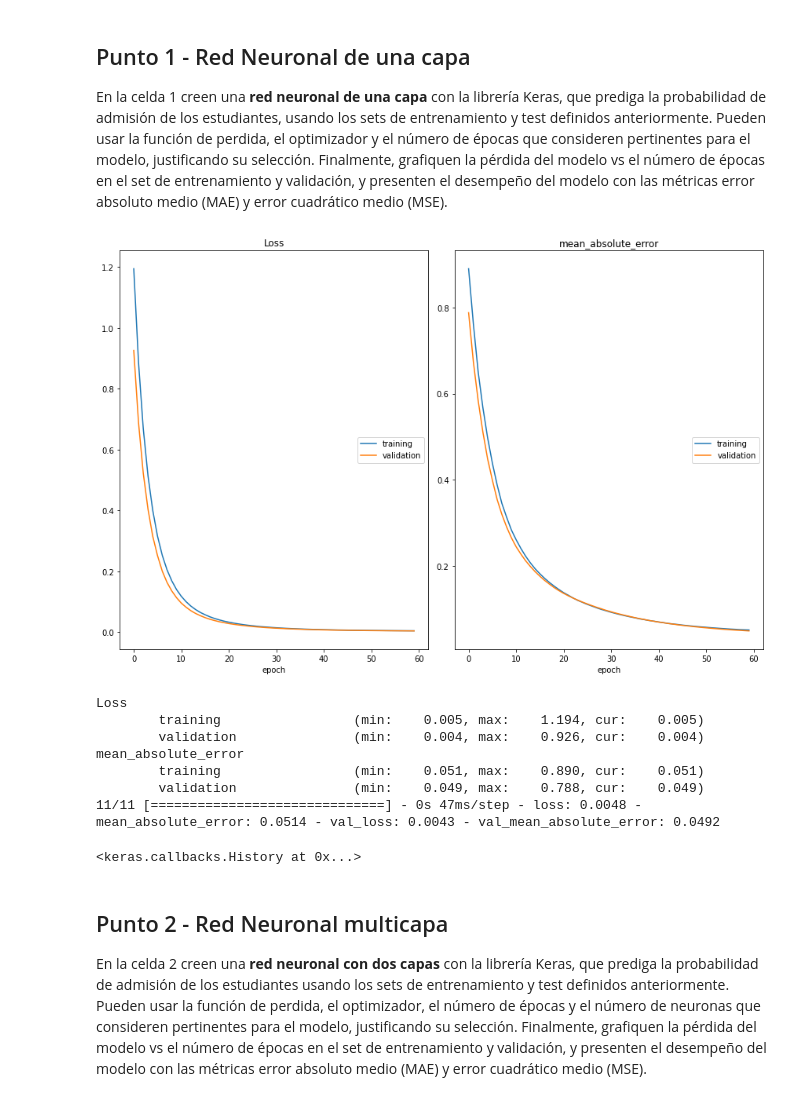
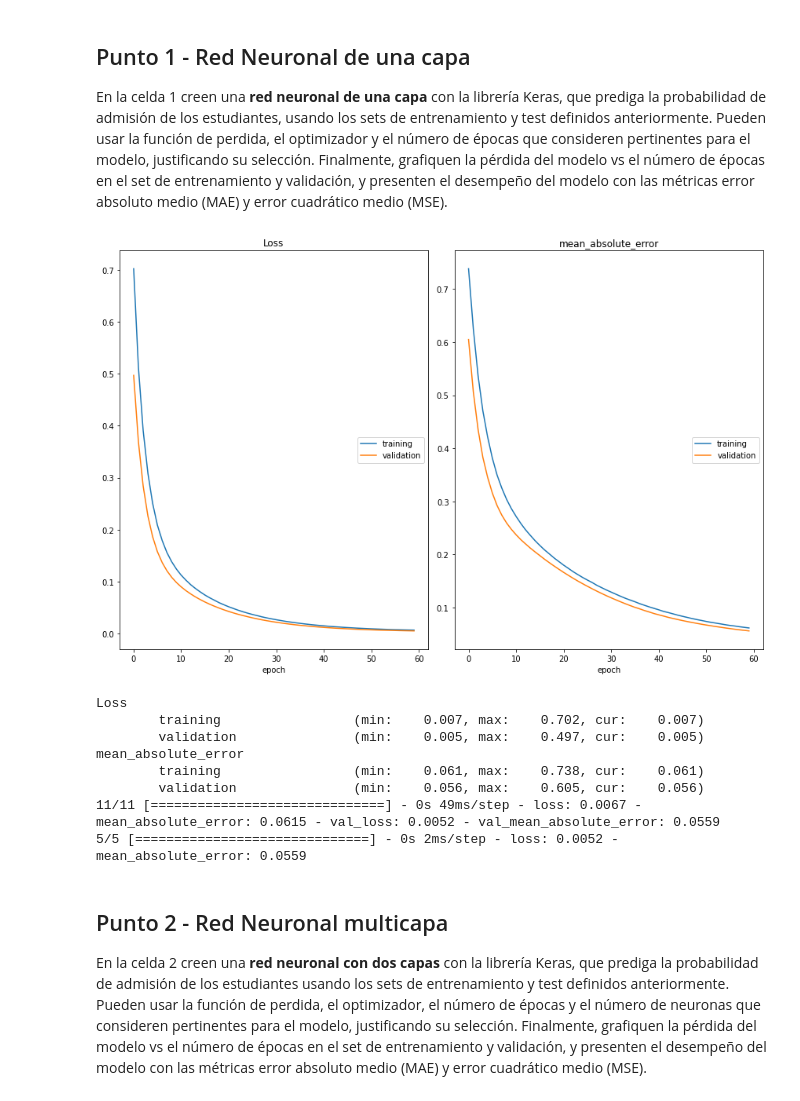
Before and after one commit to dsmunoz34/ML_NLP, a Jupyter notebook: Semana 6/S6TC1-Redes_Neuronales.ipynb, the cells around one changed output. Saved outputs shown, nothing was run; the diff lists cells and outputs as text; code cells hidden in the pictures.

```diff
--- a/Semana 6/S6TC1-Redes_Neuronales.ipynb
+++ b/Semana 6/S6TC1-Redes_Neuronales.ipynb
@@ -76,42 +76,47 @@ X_train = np.array(X_train)
 Y_train = np.array(yTrain)
 
 X_test = np.array(X_test)
 Y_test = np.array(yTest)
 
 # Definición de dimensiones de salida, varaibles de interés
 output_var = 1
 
 # Definición de dimensiones de entrada, varaibles predictoras
 dims = X_train.shape[1]
 
 # Red neuronal de una sola capa
 K.clear_session()
 
 # Definición red neuronal con la función Sequential()
 model = Sequential()
 # Definición de la capa densa con un tamaño de salida igual a output_var y un input_shape de dims
 model.add(Dense(output_var, input_shape=(dims,)))
 
 
 # Definición de función de perdida. Se usa mean_squared_error dado que es un ejercicio de regresión
 model.compile(optimizer='sgd', loss='mean_squared_error', metrics=['mean_absolute_error'])
 
 # Entrenamiento de la red neuronal con 70 épocas
 model.fit(X_train, Y_train,
           verbose=1,
           epochs=60,
           validation_data=(X_test, Y_test),
           callbacks=[PlotLossesKeras()])
+
+# métricas
+scores=model.evaluate(X_test, Y_test)
+mse_1=scores[0]
+mae_1=scores[1]
 # %% [output]
-[figure, old version]
+[figure, new version]
 Loss
-        training                 (min:    0.005, max:    1.194, cur:    0.005)
-        validation               (min:    0.004, max:    0.926, cur:    0.004)
+        training                 (min:    0.007, max:    0.702, cur:    0.007)
+        validation               (min:    0.005, max:    0.497, cur:    0.005)
 mean_absolute_error
-        training                 (min:    0.051, max:    0.890, cur:    0.051)
-        validation               (min:    0.049, max:    0.788, cur:    0.049)
-11/11 [==============================] - 0s 47ms/step - loss: 0.0048 - mean_absolute_error: 0.0514 - val_loss: 0.0043 - val_mean_absolute_error: 0.0492
+        training                 (min:    0.061, max:    0.738, cur:    0.061)
+        validation               (min:    0.056, max:    0.605, cur:    0.056)
+11/11 [==============================] - 0s 49ms/step - loss: 0.0067 - mean_absolute_error: 0.0615 - val_loss: 0.0052 - val_mean_absolute_error: 0.0559
+5/5 [==============================] - 0s 2ms/step - loss: 0.0052 - mean_absolute_error: 0.0559
-<keras.callbacks.History at 0x...>
 # %% [markdown]
 ## Punto 2 - Red Neuronal multicapa
 
```
Also changed, not shown: parts of 2 cells of this notebook.
